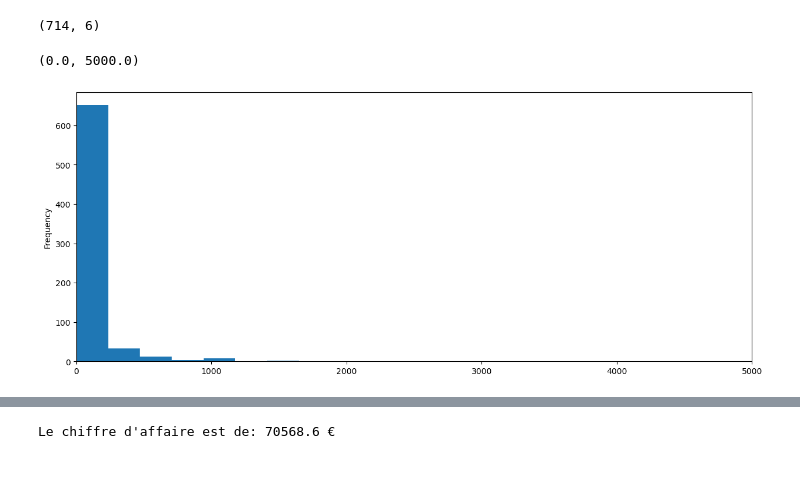
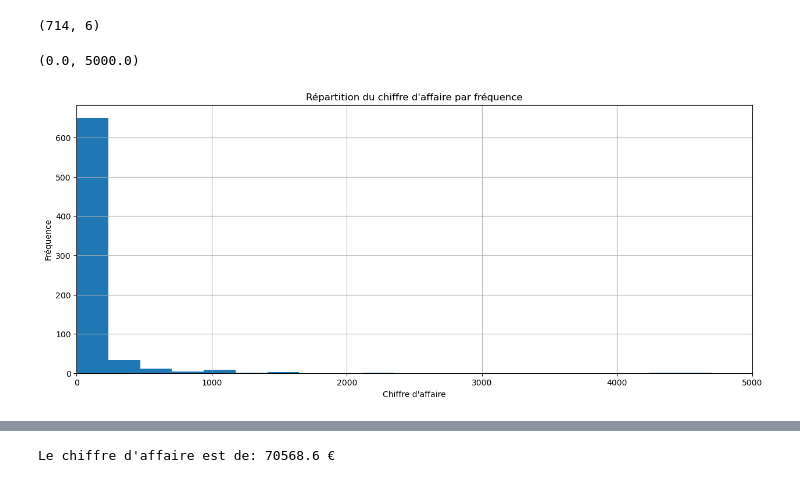
Before and after one commit to BM-Aurelie78/Projet-5-Optimiser-la-gestion-des-donnees-d-une-boutique-avec-R-ou-Python, a Jupyter notebook: Bellony-Montout_Aurélie_1_notebook_052023.ipynb, the cells around one changed output, grey strips where cells are left out. Cells and saved outputs as stored; diff of their text form; code cells hidden in the pictures.

```diff
--- a/Bellony-Montout_Aurélie_1_notebook_052023.ipynb
+++ b/Bellony-Montout_Aurélie_1_notebook_052023.ipynb
@@ -116,5 +161,5 @@ memory usage: 331.1+ KB
 # %%
-#Remplacer les NaN par 0
-web[['tax_class', 'post_content_filtered','post_mime_type']]=web[['tax_class', 'post_content_filtered','post_mime_type']] .fillna(0)
-web.head(5)
+#Suppression des colonnes tax_class", "post_content", "post_password" et "post_content_password". Ces colonnes n'ont que des valeurs manquantes
+web=web.drop(columns=["tax_class", "post_content", "post_password" , "post_content_filtered"])
+web.head()
 # %% [output]
@@ -127,0 +178,4 @@ web.head(5)
+# %%
+#Remplacer les NaN par 0
+web[['post_mime_type']]=web[['post_mime_type']] .fillna(0)
+web.head(5)
@@ -379,8 +546,15 @@ CA.shape
 # %%
 # Fréquence où la boutique en ligne réalise des ventes
 plt.figure(figsize=(15,6))
 CA["Chiffre d'affaire"].plot.hist(bins=20)
+
+# Ajout des labels des axes
+plt.title("Répartition du chiffre d'affaire par fréquence")
+plt.xlabel("Chiffre d'affaire")
+plt.ylabel('Fréquence')
+plt.grid(True)
+
 plt.xlim(0,5000)
 # %% [output]
 (0.0, 5000.0)
-[figure, old version]
+[figure, new version]
```
Also changed, not shown: parts of 74 cells of this notebook.
